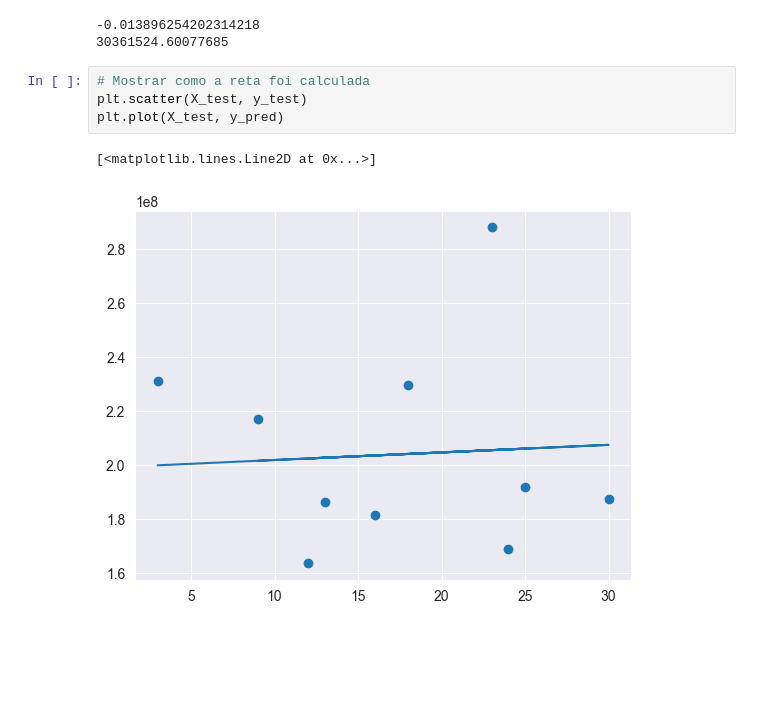
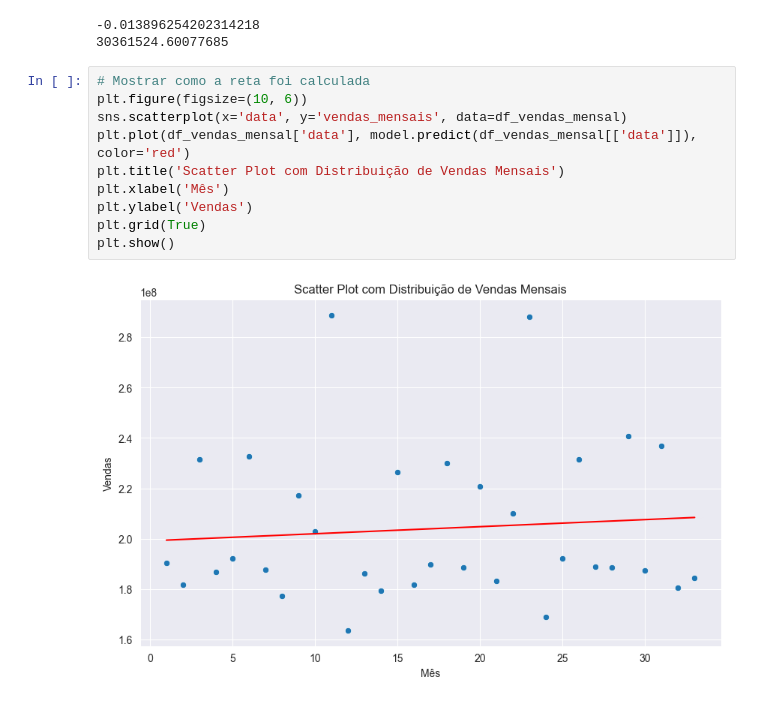
Before and after one commit to daniellsantiago/previs-o_vendas-rocketseat, a Jupyter notebook: previsao_vendas.ipynb, the cells around one changed output. Drawn from its saved outputs; the diff is of its cells as text; blank space fills up the shorter version.

```diff
--- a/previsao_vendas.ipynb
+++ b/previsao_vendas.ipynb
@@ -86,8 +86,13 @@ print(mean_absolute_error(y_test, y_pred))
 30361524.60077685
 # %%
 # Mostrar como a reta foi calculada
-plt.scatter(X_test, y_test)
-plt.plot(X_test, y_pred)
+plt.figure(figsize=(10, 6))
+sns.scatterplot(x='data', y='vendas_mensais', data=df_vendas_mensal)
+plt.plot(df_vendas_mensal['data'], model.predict(df_vendas_mensal[['data']]), color='red')
+plt.title('Scatter Plot com Distribuição de Vendas Mensais')
+plt.xlabel('Mês')
+plt.ylabel('Vendas')
+plt.grid(True)
+plt.show()
 # %% [output]
-[<matplotlib.lines.Line2D at 0x...>]
-[figure, old version]
+[figure, new version]
```
Also changed, not shown: parts of 1 cell of this notebook.
